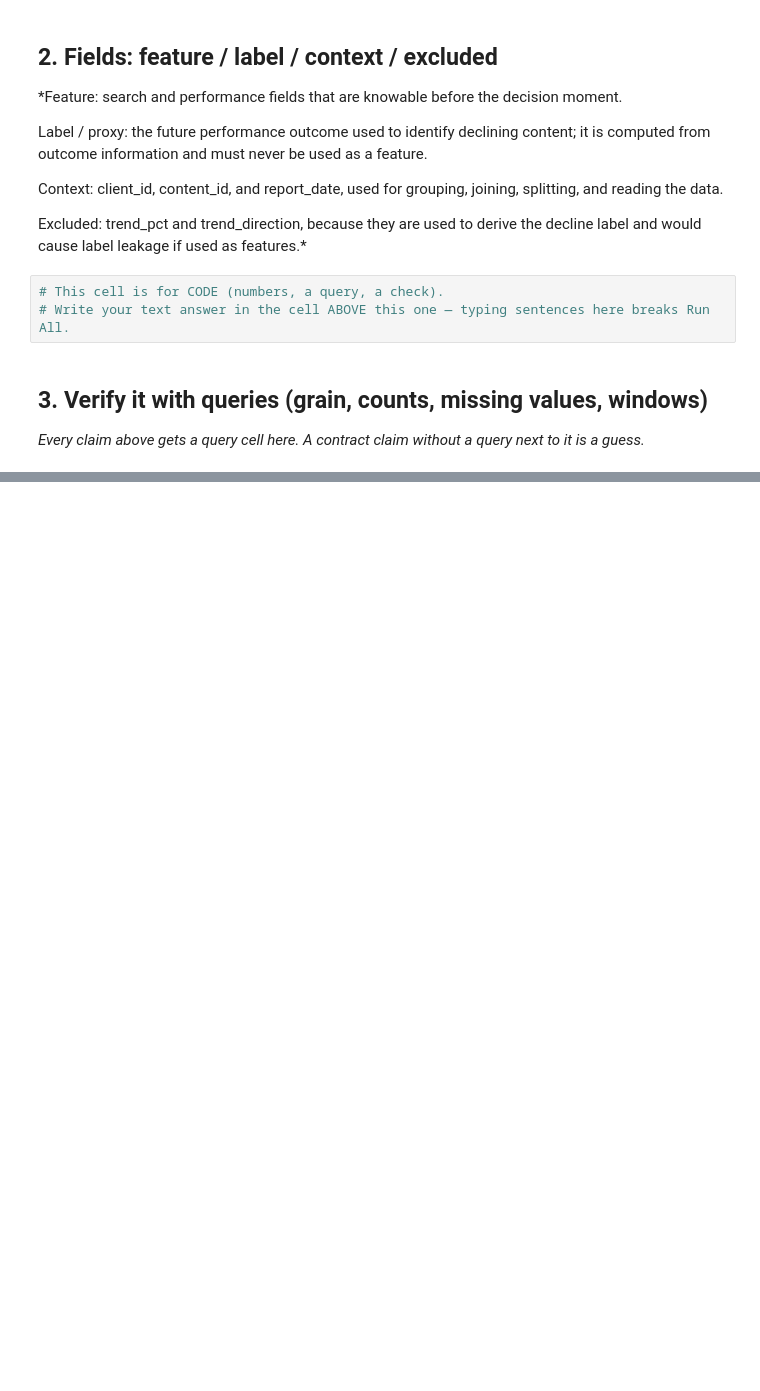
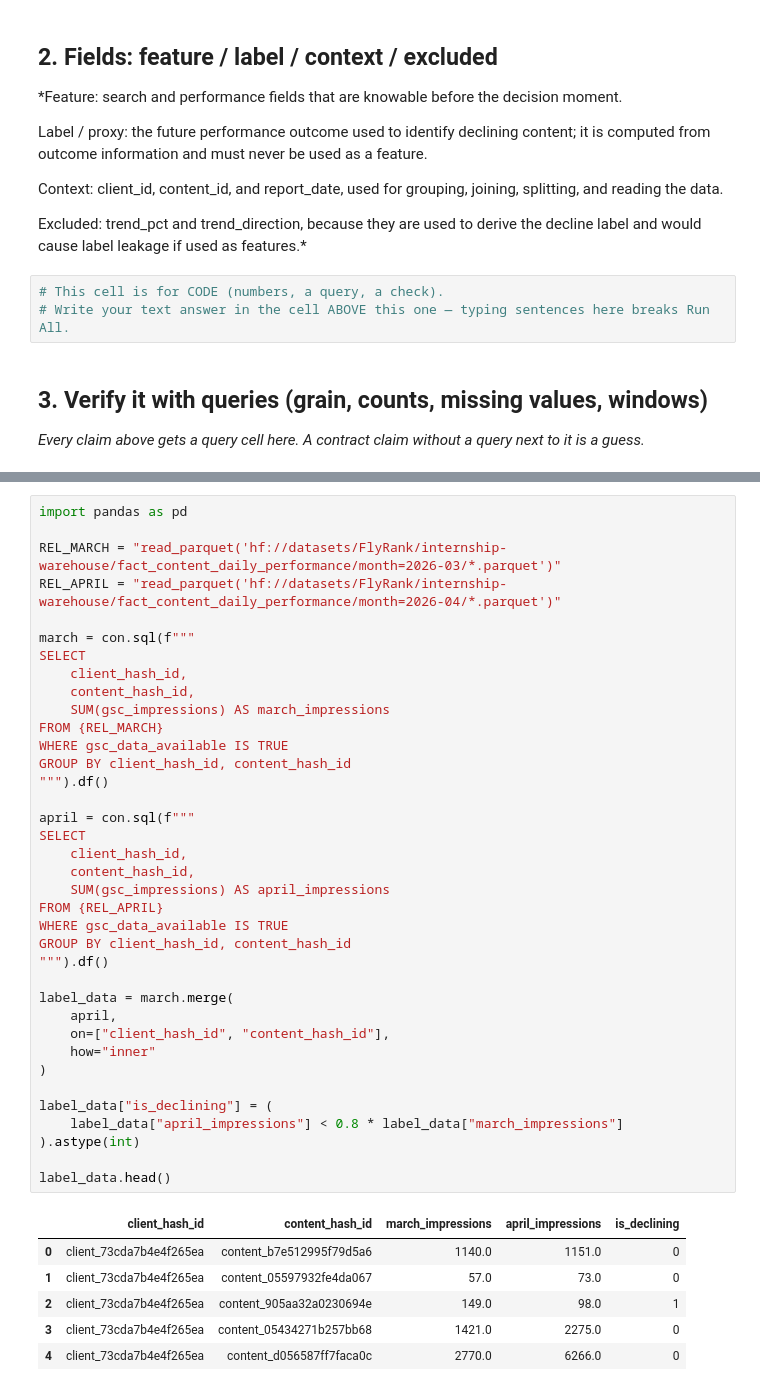
Before and after one commit to moham882/FLYRANK_ML_INTENSHIP, a Jupyter notebook: work/notebooks/w03_data_contract.ipynb, the cells around one changed output, grey strips where cells are left out. Saved outputs shown, nothing was run; the diff lists cells and outputs as text; blank space fills up the shorter version.

```diff
--- a/work/notebooks/w03_data_contract.ipynb
+++ b/work/notebooks/w03_data_contract.ipynb
@@ -55,0 +187,44 @@ Did you mean "pg_prepared_statements"?
+# %%
+import pandas as pd
+
+REL_MARCH = "read_parquet('hf://datasets/FlyRank/internship-warehouse/fact_content_daily_performance/month=2026-03/*.parquet')"
+REL_APRIL = "read_parquet('hf://datasets/FlyRank/internship-warehouse/fact_content_daily_performance/month=2026-04/*.parquet')"
+
+march = con.sql(f"""
+SELECT
+    client_hash_id,
+    content_hash_id,
+    SUM(gsc_impressions) AS march_impressions
+FROM {REL_MARCH}
+WHERE gsc_data_available IS TRUE
+GROUP BY client_hash_id, content_hash_id
+""").df()
+
+april = con.sql(f"""
+SELECT
+    client_hash_id,
+    content_hash_id,
+    SUM(gsc_impressions) AS april_impressions
+FROM {REL_APRIL}
+WHERE gsc_data_available IS TRUE
+GROUP BY client_hash_id, content_hash_id
+""").df()
+
+label_data = march.merge(
+    april,
+    on=["client_hash_id", "content_hash_id"],
+    how="inner"
+)
+
+label_data["is_declining"] = (
+    label_data["april_impressions"] < 0.8 * label_data["march_impressions"]
+).astype(int)
+
+label_data.head()
+# %% [output]
+|  | client_hash_id | content_hash_id | march_impressions | april_impressions | is_declining |
+| 0 | client_73cda7b4e4f265ea | content_b7e512995f79d5a6 | 1140.0 | 1151.0 | 0 |
+| 1 | client_73cda7b4e4f265ea | content_05597932fe4da067 | 57.0 | 73.0 | 0 |
+| 2 | client_73cda7b4e4f265ea | content_905aa32a0230694e | 149.0 | 98.0 | 1 |
+| 3 | client_73cda7b4e4f265ea | content_05434271b257bb68 | 1421.0 | 2275.0 | 0 |
+| 4 | client_73cda7b4e4f265ea | content_d056587ff7faca0c | 2770.0 | 6266.0 | 0 |
```
Also changed, not shown: parts of 16 cells of this notebook.
